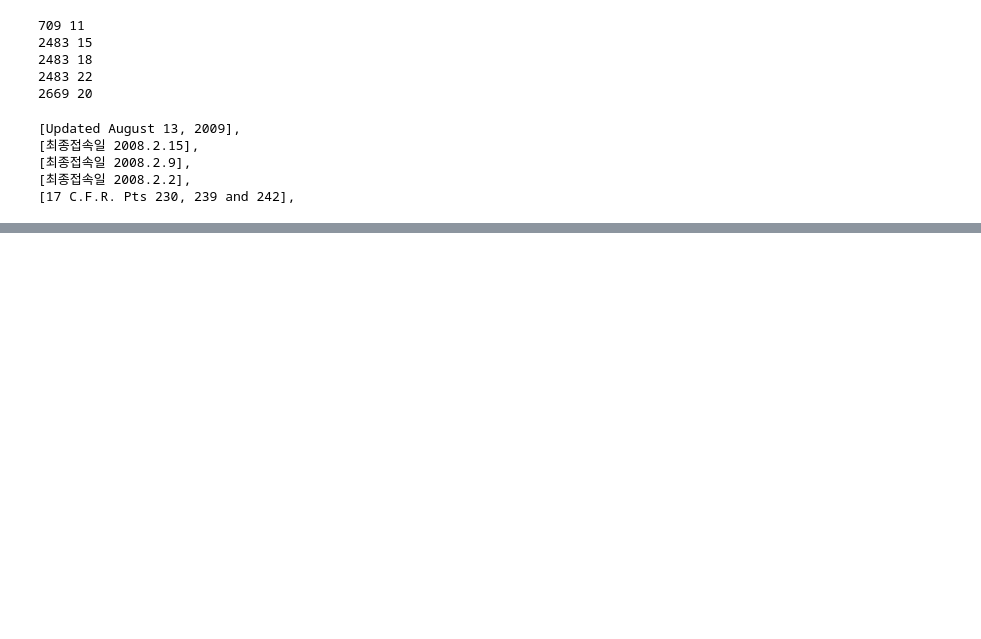
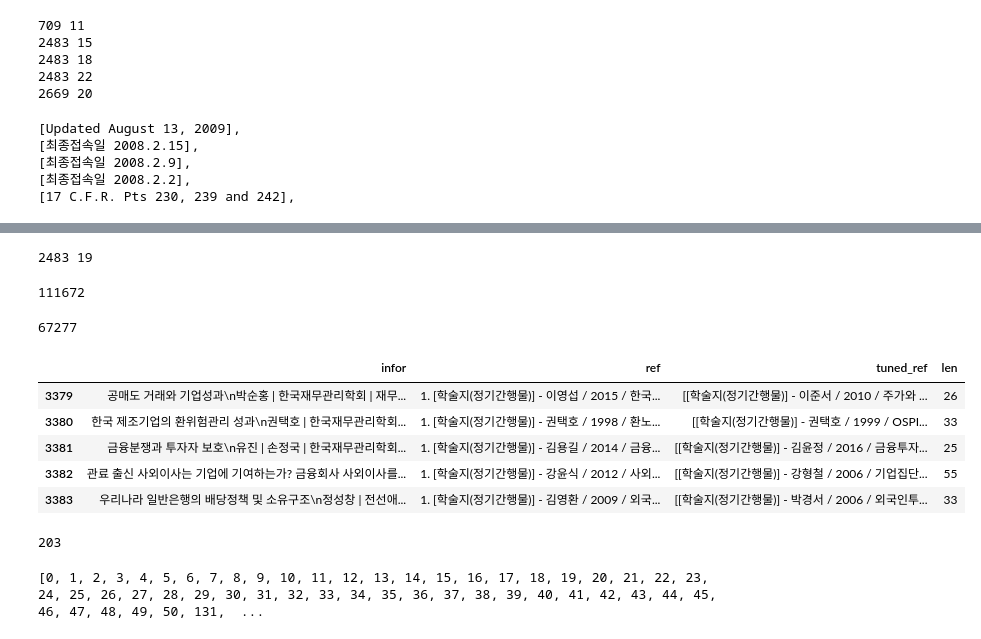
Before and after one commit to hskimim/Quantitative_Finance, a Jupyter notebook: SSU/finlab/extract_reference/New_Trial_1025/tuning_dataframe_with_references.ipynb, the cells around one changed output, grey strips where cells are left out. Saved outputs shown, nothing was run; the diff lists cells and outputs as text; code cells hidden in the pictures; blank space fills up the shorter version.

```diff
--- a/SSU/finlab/extract_reference/New_Trial_1025/tuning_dataframe_with_references.ipynb
+++ b/SSU/finlab/extract_reference/New_Trial_1025/tuning_dataframe_with_references.ipynb
@@ -67,2 +50,0 @@ df['len'] = [len(ref) if type(ref) == list else 0 for ref in df['tuned_ref']]
-# %%
-df.reset_index(drop=True,inplace=True)
@@ -138,0 +121,6 @@ print(df['tuned_ref'].values[2669][20])
+# %%
+df['tuned_ref'].values[709][10] = df['tuned_ref'].values[709][10] + df['tuned_ref'].values[709][11]
+df['tuned_ref'].values[2483][14] = df['tuned_ref'].values[2483][14] + df['tuned_ref'].values[709][15]
+df['tuned_ref'].values[2483][17] = df['tuned_ref'].values[2483][17] + df['tuned_ref'].values[709][18]
+df['tuned_ref'].values[2483][21] = df['tuned_ref'].values[2483][21] + df['tuned_ref'].values[709][22]
+df['tuned_ref'].values[2669][19] = df['tuned_ref'].values[2669][19] + df['tuned_ref'].values[709][20]
@@ -138,0 +157,33 @@ print(df['tuned_ref'].values[2669][20])
+# %%
+df['tuned_ref'].values[2483][16] = df['tuned_ref'].values[2483][16] + df['tuned_ref'].values[2483][17]
+df['tuned_ref'].values[2483][19] = df['tuned_ref'].values[2483][19] + df['tuned_ref'].values[2483][20]
+
+del df['tuned_ref'].values[2483][17]
+del df['tuned_ref'].values[2483][20]
+# %%
+first_parenthesis = []
+second_parenthesis = []
+
+for idx1,element in enumerate(df['tuned_ref'].values):
+    process_ls1 = []
+    process_ls2 = []
+    for idx2,ref in enumerate(element):
+        process_ls1.append(re.findall('\[.+\]',ref))
+        if ref == '0' :
+            process_ls2.append('0')
+        else :
+            try :
+                process_ls2.append(ref[re.search('\[.+\] - \/*',ref).end():])
+            except :
+                pass
+                print(idx1,idx2)
+    first_parenthesis.append(process_ls1)
+    second_parenthesis.append(process_ls2)
+first_parenthesis = [ref for ref in first_parenthesis]
+second_parenthesis = [ref for ref in second_parenthesis]
+# %% [output]
+2483 19
+# %%
+df['tuned_ref'].values[2483][18] = df['tuned_ref'].values[2483][18] + df['tuned_ref'].values[2483][19]
+
+del df['tuned_ref'].values[2483][19]
@@ -138,0 +192,17 @@ print(df['tuned_ref'].values[2669][20])
+# %%
+len([paper for ref in df['tuned_ref'] for paper in element])
+# %% [output]
+111672
+# %%
+sum(df['len'])
+# %% [output]
+67277
+# %%
+df.tail()
+# %% [output]
+|  | infor | ref | tuned_ref | len |
+| 3379 | 공매도 거래와 기업성과\n박순홍 | 한국재무관리학회 | 재무... | 1. [학술지(정기간행물)] - 이영섭 / 2015 / 한국... | [[학술지(정기간행물)] - 이준서 / 2010 / 주가와 ... | 26 |
+| 3380 | 한국 제조기업의 환위험관리 성과\n권택호 | 한국재무관리학회... | 1. [학술지(정기간행물)] - 권택호 / 1998 / 환노... | [[학술지(정기간행물)] - 권택호 / 1999 / OSPI... | 33 |
+| 3381 | 금융분쟁과 투자자 보호\n유진 | 손정국 | 한국재무관리학회... | 1. [학술지(정기간행물)] - 김용길 / 2014 / 금융... | [[학술지(정기간행물)] - 김윤정 / 2016 / 금융투자... | 25 |
+| 3382 | 관료 출신 사외이사는 기업에 기여하는가? 금융회사 사외이사를... | 1. [학술지(정기간행물)] - 강윤식 / 2012 / 사외... | [[학술지(정기간행물)] - 강형철 / 2006 / 기업집단... | 55 |
+| 3383 | 우리나라 일반은행의 배당정책 및 소유구조\n정성창 | 전선애... | 1. [학술지(정기간행물)] - 김영환 / 2009 / 외국... | [[학술지(정기간행물)] - 박경서 / 2006 / 외국인투... | 33 |
@@ -138,0 +217,8 @@ print(df['tuned_ref'].values[2669][20])
+# %%
+sum_
+# %% [output]
+203
+# %%
+print(check_list)
+# %% [output]
+[0, 1, 2, 3, 4, 5, 6, 7, 8, 9, 10, 11, 12, 13, 14, 15, 16, 17, 18, 19, 20, 21, 22, 23, 24, 25, 26, 27, 28, 29, 30, 31, 32, 33, 34, 35, 36, 37, 38, 39, 40, 41, 42, 43, 44, 45, 46, 47, 48, 49, 50, 131,  ...
```
Also changed, not shown: parts of 28 cells of this notebook, 1 other file.
